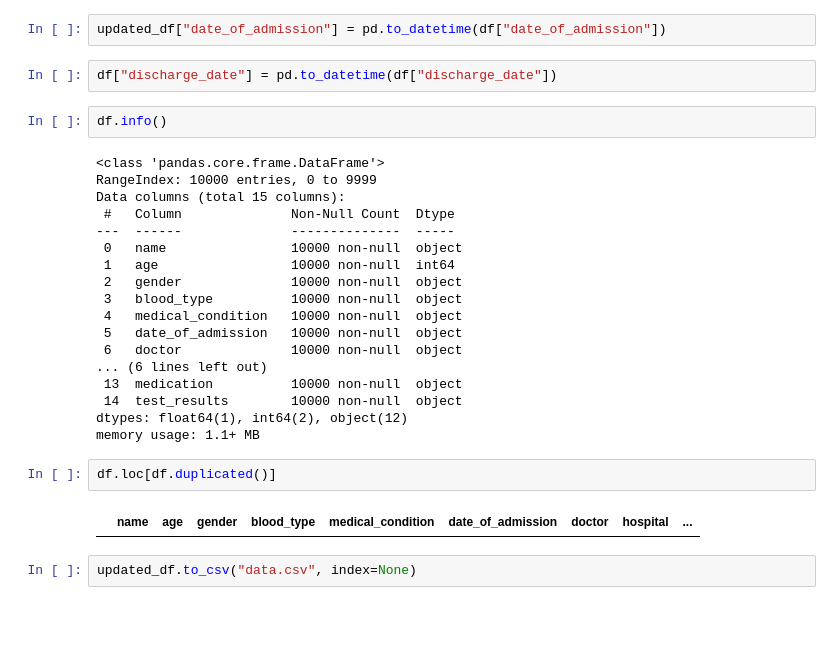
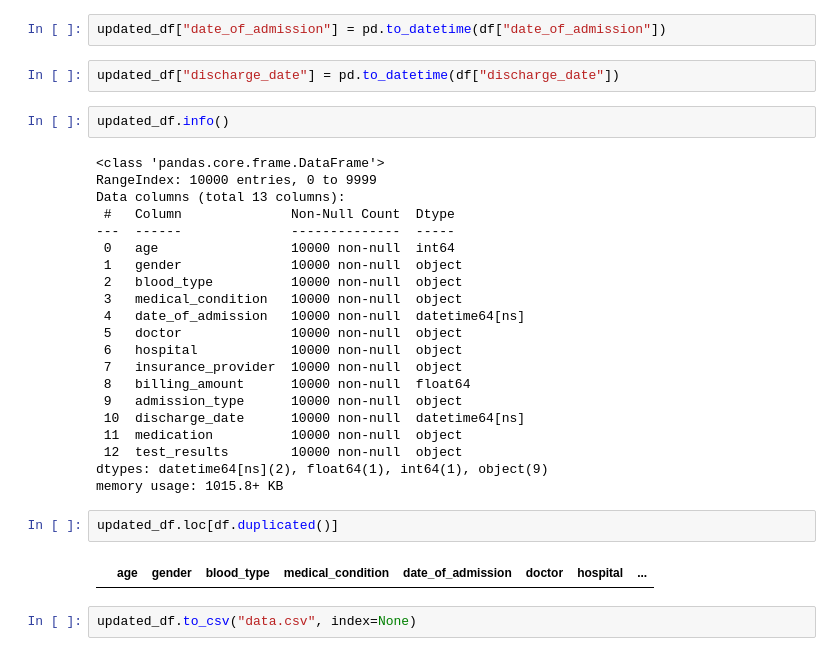
Before and after one commit to Dan-I-El/Healthcare-data-analysis, a Jupyter notebook: cleaning.ipynb, the cells around one changed output. Cells and saved outputs as stored; diff of their text form; blank space fills up the shorter version.

```diff
--- a/cleaning.ipynb
+++ b/cleaning.ipynb
@@ -65,30 +65,33 @@ KeyError: "['Name', 'Room_Number'] not found in axis"
 # %%
 updated_df["date_of_admission"] = pd.to_datetime(df["date_of_admission"])
 # %%
-df["discharge_date"] = pd.to_datetime(df["discharge_date"])
+updated_df["discharge_date"] = pd.to_datetime(df["discharge_date"])
 # %%
-df.info()
+updated_df.info()
 # %% [output]
 <class 'pandas.core.frame.DataFrame'>
 RangeIndex: 10000 entries, 0 to 9999
-Data columns (total 15 columns):
+Data columns (total 13 columns):
  #   Column              Non-Null Count  Dtype
 ---  ------              --------------  -----
- 0   name                10000 non-null  object
- 1   age                 10000 non-null  int64
- 2   gender              10000 non-null  object
- 3   blood_type          10000 non-null  object
- 4   medical_condition   10000 non-null  object
- 5   date_of_admission   10000 non-null  object
- 6   doctor              10000 non-null  object
-... (6 lines left out)
- 13  medication          10000 non-null  object
- 14  test_results        10000 non-null  object
-dtypes: float64(1), int64(2), object(12)
-memory usage: 1.1+ MB
+ 0   age                 10000 non-null  int64
+ 1   gender              10000 non-null  object
+ 2   blood_type          10000 non-null  object
+ 3   medical_condition   10000 non-null  object
+ 4   date_of_admission   10000 non-null  datetime64[ns]
+ 5   doctor              10000 non-null  object
+ 6   hospital            10000 non-null  object
+ 7   insurance_provider  10000 non-null  object
+ 8   billing_amount      10000 non-null  float64
+ 9   admission_type      10000 non-null  object
+ 10  discharge_date      10000 non-null  datetime64[ns]
+ 11  medication          10000 non-null  object
+ 12  test_results        10000 non-null  object
+dtypes: datetime64[ns](2), float64(1), int64(1), object(9)
+memory usage: 1015.8+ KB
 # %%
-df.loc[df.duplicated()]
+updated_df.loc[df.duplicated()]
 # %% [output]
-|  | name | age | gender | blood_type | medical_condition | date_of_admission | doctor | hospital | ... |
+|  | age | gender | blood_type | medical_condition | date_of_admission | doctor | hospital | ... |
 # %%
 updated_df.to_csv("data.csv", index=None)
```
Also changed, not shown: 1 other file.
